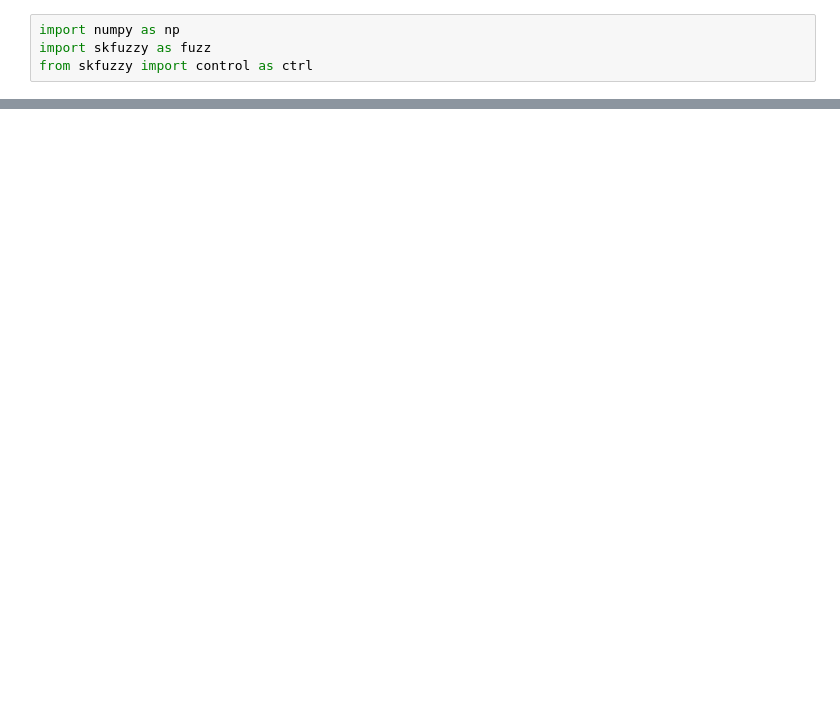
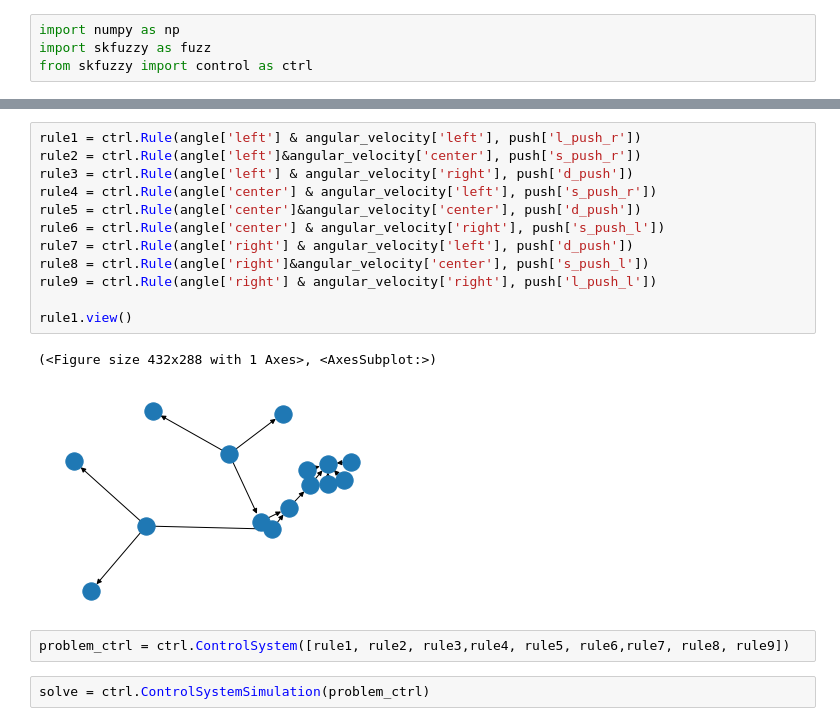
Before and after one commit to parthnvaswani/AI_LABS, a Jupyter notebook: Lab8_14-10-20/Lab8.ipynb, the cells around one changed output, grey strips where cells are left out. Drawn from its saved outputs; the diff is of its cells as text; blank space fills up the shorter version.

```diff
--- a/Lab8_14-10-20/Lab8.ipynb
+++ b/Lab8_14-10-20/Lab8.ipynb
@@ -28,0 +36,19 @@ None
+# %%
+rule1 = ctrl.Rule(angle['left'] & angular_velocity['left'], push['l_push_r'])
+rule2 = ctrl.Rule(angle['left']&angular_velocity['center'], push['s_push_r'])
+rule3 = ctrl.Rule(angle['left'] & angular_velocity['right'], push['d_push'])
+rule4 = ctrl.Rule(angle['center'] & angular_velocity['left'], push['s_push_r'])
+rule5 = ctrl.Rule(angle['center']&angular_velocity['center'], push['d_push'])
+rule6 = ctrl.Rule(angle['center'] & angular_velocity['right'], push['s_push_l'])
+rule7 = ctrl.Rule(angle['right'] & angular_velocity['left'], push['d_push'])
+rule8 = ctrl.Rule(angle['right']&angular_velocity['center'], push['s_push_l'])
+rule9 = ctrl.Rule(angle['right'] & angular_velocity['right'], push['l_push_l'])
+
+rule1.view()
+# %% [output]
+(<Figure size 432x288 with 1 Axes>, <AxesSubplot:>)
+[figure, added]
+# %%
+problem_ctrl = ctrl.ControlSystem([rule1, rule2, rule3,rule4, rule5, rule6,rule7, rule8, rule9])
+# %%
+solve = ctrl.ControlSystemSimulation(problem_ctrl)
```
Also changed, not shown: parts of 6 cells of this notebook.
